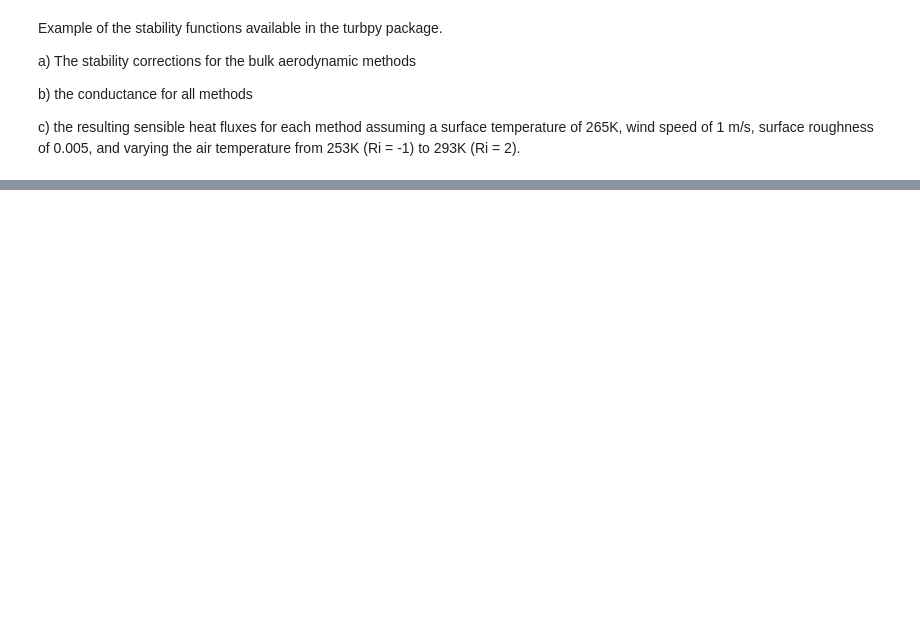
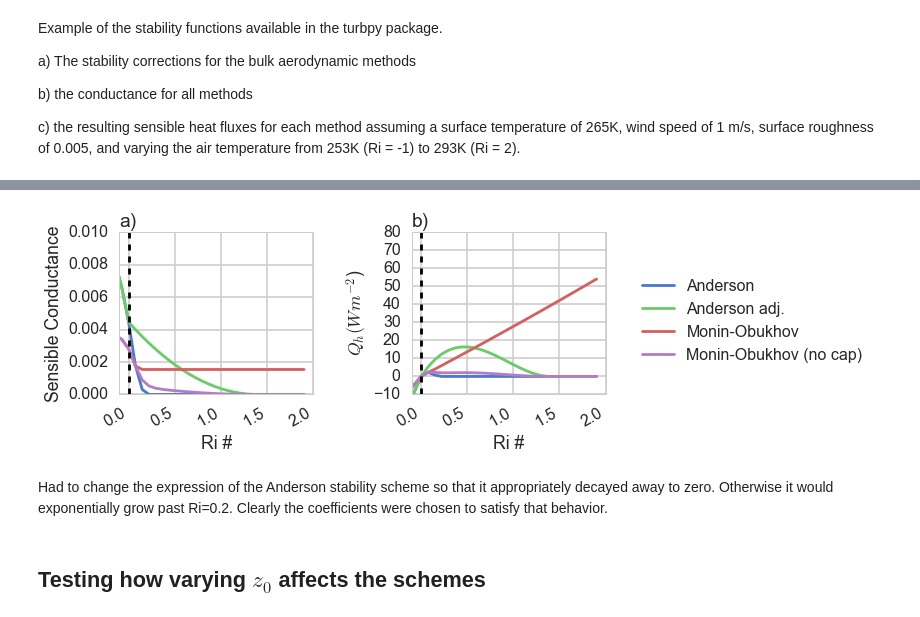
Before and after one commit to klapo/TurbulenceFeedbacks, a Jupyter notebook: TF.turbpyDemonstration.ipynb, the cells around one changed output, grey strips where cells are left out. Saved outputs shown, nothing was run; the diff lists cells and outputs as text; code cells hidden in the pictures; blank space fills up the shorter version.

```diff
--- a/TF.turbpyDemonstration.ipynb
+++ b/TF.turbpyDemonstration.ipynb
@@ -171,0 +337,52 @@ surface roughness of 0.005, and varying the air temperature from 253K (Ri = -1)
+# %%
+fig, axes = plt.subplots(1, 2, figsize=(8.5, 3.5))
+axes = axes.flatten()
+
+Qmax = 80
+Qmin = -10
+RiMax = 2
+RiMin = -0.1
+
+# b) Conductance
+ax = axes[0]
+for stab, stabTitle in zip(ixStabilityCritical, ixStabilityCriticalTitles):
+    ax.plot(RiBulk, conductanceSensible[stabTitle],
+            label=stabTitle, color=colr[stabTitle])
+ax.plot([0, 0], [0., 0.02], 'k--')
+ax.set_ylim(0,0.01)
+ax.set_xlim(RiMin, RiMax)
+ax.set_ylabel('Sensible Conductance')
+ax.set_xlabel('Ri #')
+ax.set_title('a)', loc='left')
+
+# c) Sensible Heat Flux
+# Plotting parameters
+
+
+# Bulk Richardson number
+RiBulk,_,_ = turbpy.bulkRichardson(airTemp,sfcTemp,windspd,mHeight)
+ax = axes[1]
+
+for stab, stabTitle in zip(ixStabilityCritical, ixStabilityCriticalTitles):
+    ax.plot(RiBulk, senHeatGround[stabTitle],
+            color=colr[stabTitle], label=stabTitle)
+ax.plot([0, 0], [Qmin, Qmax], 'k--')
+ax.set_ylim(Qmin, Qmax)
+ax.set_xlim(RiMin, RiMax)
+ax.set_xlabel('Ri #')
+ax.set_ylabel('$Q_h (Wm^{-2}$)')
+ax.set_title('b)', loc='left')
+lgd = ax.legend(bbox_to_anchor=(2.4, .8))
+
+# Final Formatting
+fig.tight_layout()
+fig.autofmt_xdate()
+os.chdir(dirPrint)
+fig.savefig('TF.OfflineTurb.AndersonRiCrit.Idealized.pdf', bbox_extra_artists=(lgd,), bbox_inches='tight')
+fig.savefig('TF.OfflineTurb.AndersonRiCrit.Idealized.png', bbox_extra_artists=(lgd,), bbox_inches='tight')
+# %% [output]
+[figure, added]
+# %% [markdown]
+Had to change the expression of the Anderson stability scheme so that it appropriately decayed away to zero. Otherwise it would exponentially grow past Ri=0.2. Clearly the coefficients were chosen to satisfy that behavior.
+# %% [markdown]
+## Testing how varying $z_0$ affects the schemes
```
Also changed, not shown: parts of 12 cells of this notebook.
